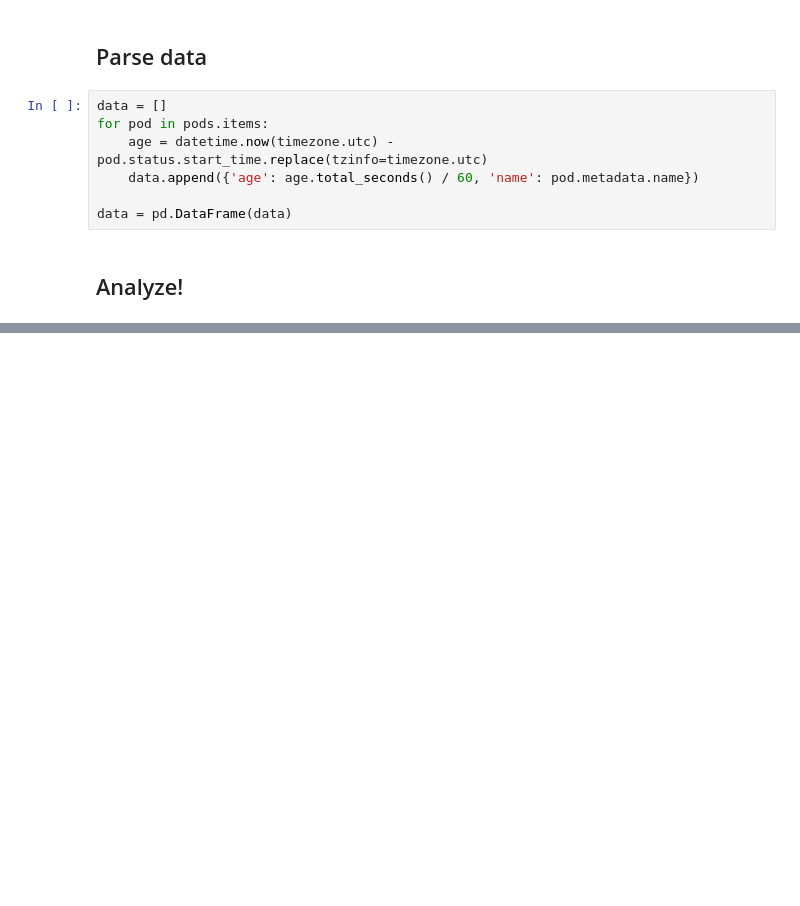
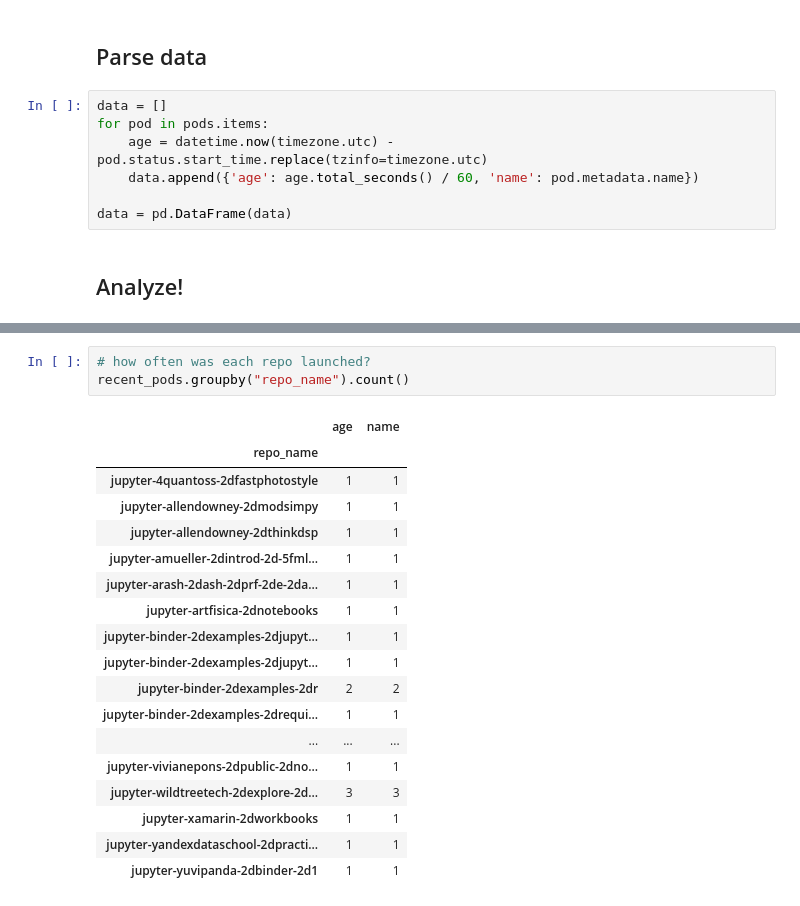
Before and after one commit to jupyterhub/mybinder.org-deploy, a Jupyter notebook: scripts/pod-stats.ipynb, the cells around one changed output, grey strips where cells are left out. Cells and saved outputs as stored; diff of their text form; blank space fills up the shorter version.

```diff
--- a/scripts/pod-stats.ipynb
+++ b/scripts/pod-stats.ipynb
@@ -37,0 +57,22 @@ ax.set(xlim=[0, None], title=QUERY, xlabel='Pod Age');
+# %%
+# how often was each repo launched?
+recent_pods.groupby("repo_name").count()
+# %% [output]
+|  | age | name |
+| repo_name |  |  |
+| jupyter-4quantoss-2dfastphotostyle | 1 | 1 |
+| jupyter-allendowney-2dmodsimpy | 1 | 1 |
+| jupyter-allendowney-2dthinkdsp | 1 | 1 |
+| jupyter-amueller-2dintrod-2d-5fml... | 1 | 1 |
+| jupyter-arash-2dash-2dprf-2de-2da... | 1 | 1 |
+| jupyter-artfisica-2dnotebooks | 1 | 1 |
+| jupyter-binder-2dexamples-2djupyt... | 1 | 1 |
+| jupyter-binder-2dexamples-2djupyt... | 1 | 1 |
+| jupyter-binder-2dexamples-2dr | 2 | 2 |
+| jupyter-binder-2dexamples-2drequi... | 1 | 1 |
+| ... | ... | ... |
+| jupyter-vivianepons-2dpublic-2dno... | 1 | 1 |
+| jupyter-wildtreetech-2dexplore-2d... | 3 | 3 |
+| jupyter-xamarin-2dworkbooks | 1 | 1 |
+| jupyter-yandexdataschool-2dpracti... | 1 | 1 |
+| jupyter-yuvipanda-2dbinder-2d1 | 1 | 1 |
```
Also changed, not shown: parts of 7 cells of this notebook.
